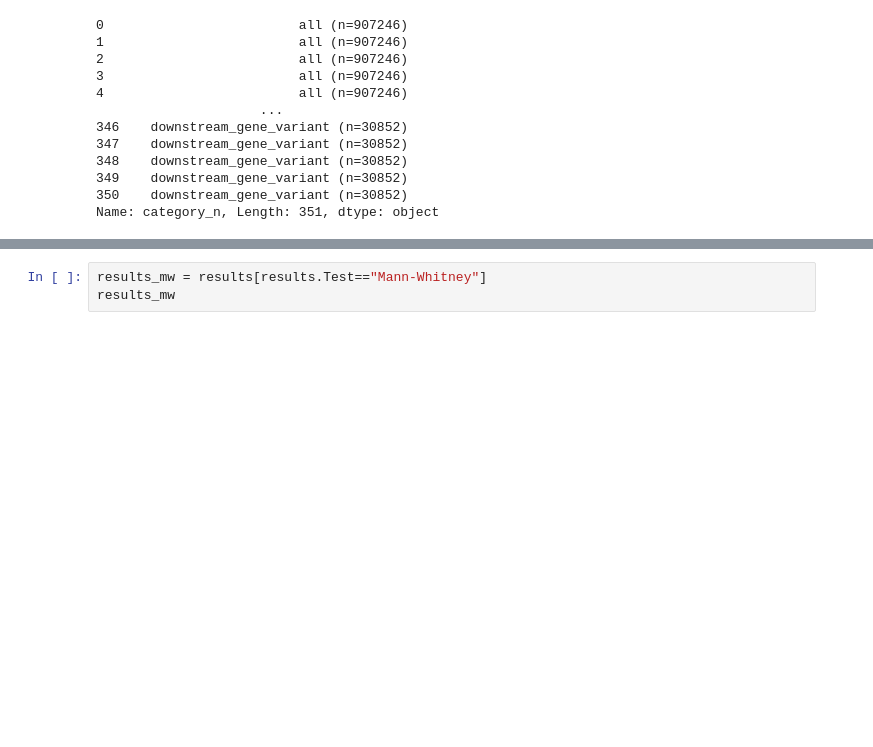
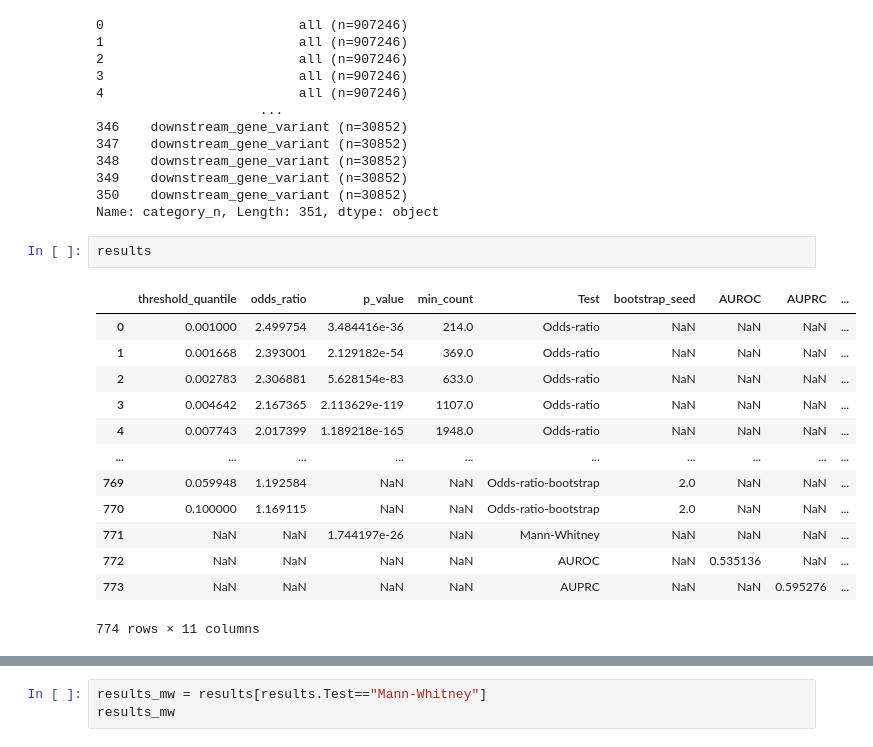
Before and after one commit to songlab-cal/gpn, a Jupyter notebook: analysis/plot_vep.ipynb, the cells around one changed output, grey strips where cells are left out. Saved outputs shown, nothing was run; the diff lists cells and outputs as text; blank space fills up the shorter version.

```diff
--- a/analysis/plot_vep.ipynb
+++ b/analysis/plot_vep.ipynb
@@ -229,5 +283,21 @@ results.category_n
 349    downstream_gene_variant (n=30852)
 350    downstream_gene_variant (n=30852)
 Name: category_n, Length: 351, dtype: object
+# %%
+results
+# %% [output]
+|  | threshold_quantile | odds_ratio | p_value | min_count | Test | bootstrap_seed | AUROC | AUPRC | ... |
+| 0 | 0.001000 | 2.499754 | 3.484416e-36 | 214.0 | Odds-ratio | NaN | NaN | NaN | ... |
+| 1 | 0.001668 | 2.393001 | 2.129182e-54 | 369.0 | Odds-ratio | NaN | NaN | NaN | ... |
+| 2 | 0.002783 | 2.306881 | 5.628154e-83 | 633.0 | Odds-ratio | NaN | NaN | NaN | ... |
+| 3 | 0.004642 | 2.167365 | 2.113629e-119 | 1107.0 | Odds-ratio | NaN | NaN | NaN | ... |
+| 4 | 0.007743 | 2.017399 | 1.189218e-165 | 1948.0 | Odds-ratio | NaN | NaN | NaN | ... |
+| ... | ... | ... | ... | ... | ... | ... | ... | ... | ... |
+| 769 | 0.059948 | 1.192584 | NaN | NaN | Odds-ratio-bootstrap | 2.0 | NaN | NaN | ... |
+| 770 | 0.100000 | 1.169115 | NaN | NaN | Odds-ratio-bootstrap | 2.0 | NaN | NaN | ... |
+| 771 | NaN | NaN | 1.744197e-26 | NaN | Mann-Whitney | NaN | NaN | NaN | ... |
+| 772 | NaN | NaN | NaN | NaN | AUROC | NaN | 0.535136 | NaN | ... |
+| 773 | NaN | NaN | NaN | NaN | AUPRC | NaN | NaN | 0.595276 | ... |
+774 rows × 11 columns
 # %%
 g = sns.relplot(
```
Also changed, not shown: parts of 9 cells of this notebook, 2 other files.
